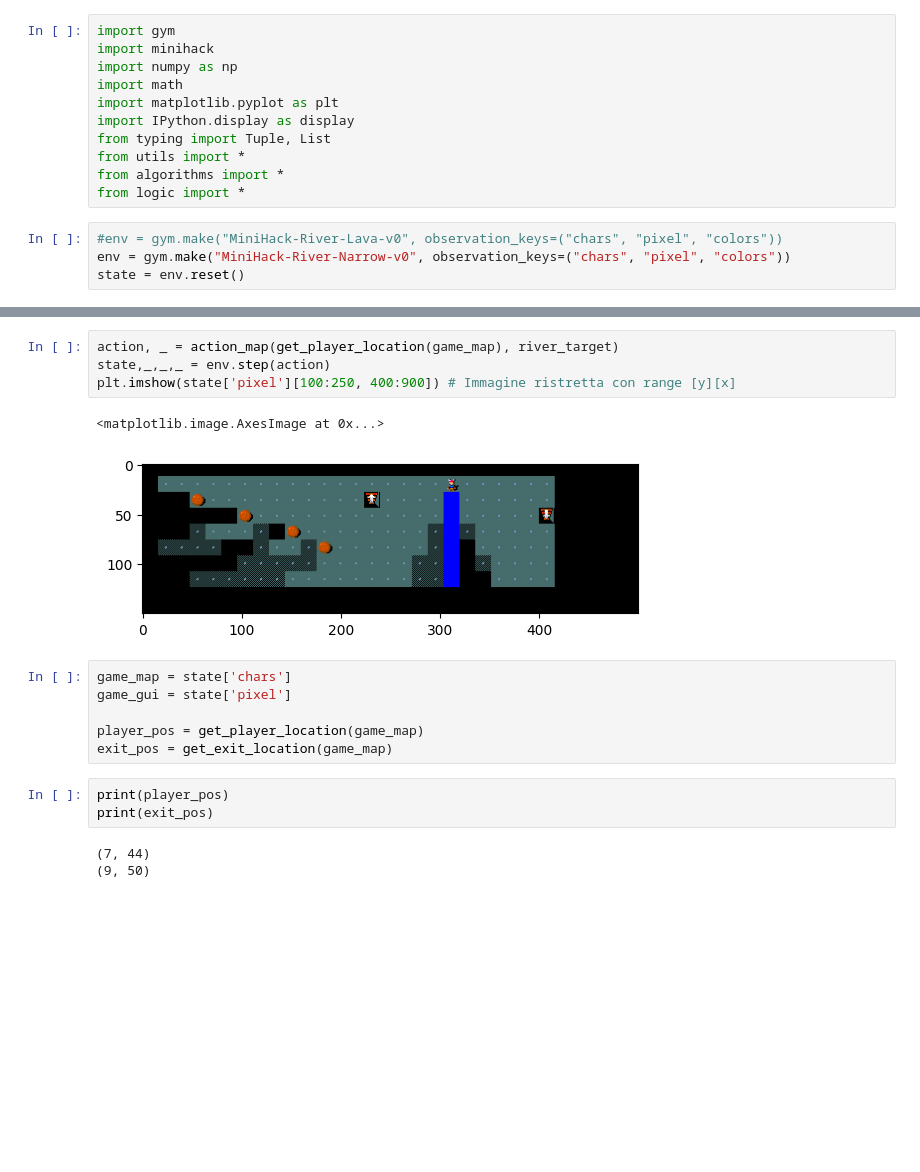
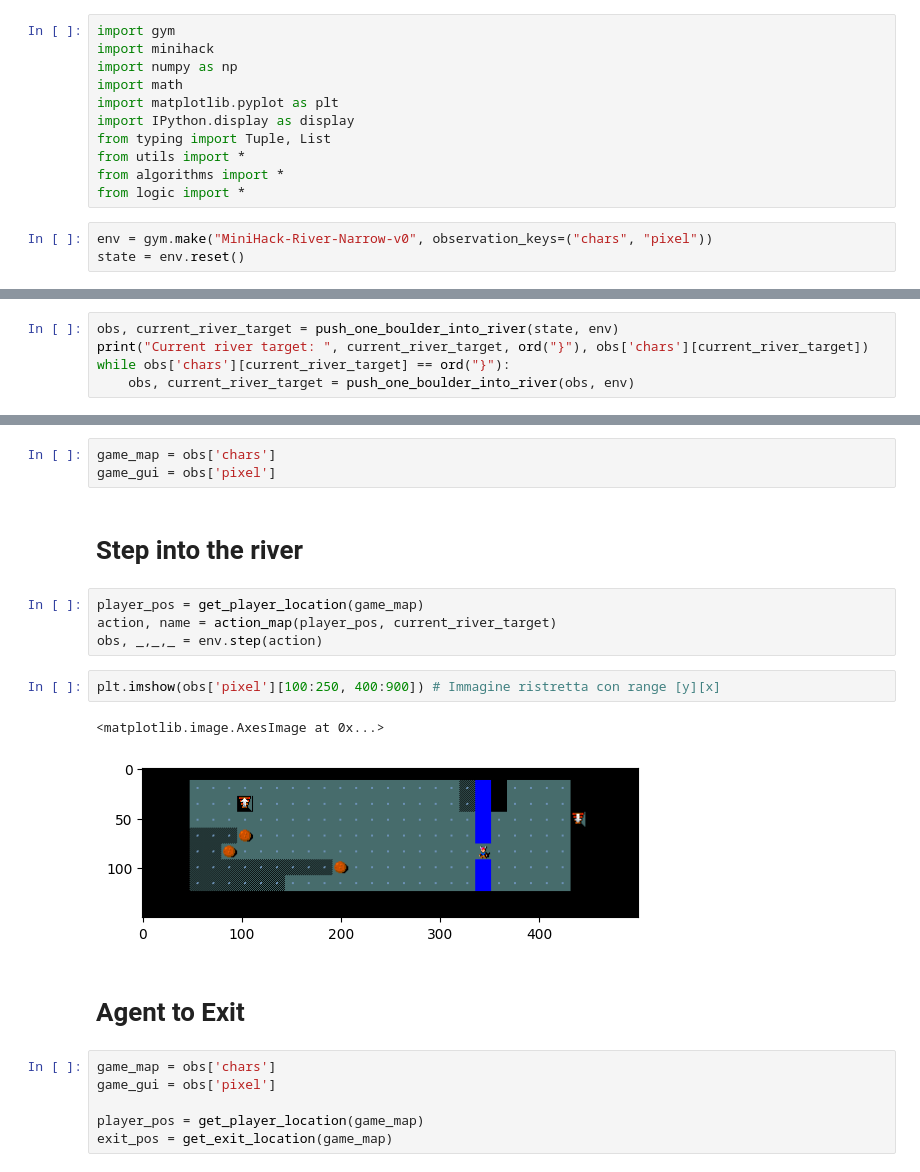
Before and after one commit to JacopoRaffi/AIF_Project, a Jupyter notebook: online_a_star_test.ipynb, the cells around one changed output, grey strips where cells are left out. Cells and saved outputs as stored; diff of their text form; blank space fills up the shorter version.

Commit message:
Backup one boulder version

```diff
--- a/online_a_star_test.ipynb
+++ b/online_a_star_test.ipynb
@@ -10,8 +10,7 @@ from utils import *
 from algorithms import *
 from logic import *
 # %%
-#env = gym.make("MiniHack-River-Lava-v0", observation_keys=("chars", "pixel", "colors"))
-env = gym.make("MiniHack-River-Narrow-v0", observation_keys=("chars", "pixel", "colors"))
+env = gym.make("MiniHack-River-Narrow-v0", observation_keys=("chars", "pixel"))
 state = env.reset()
 # %%
 plt.imshow(state['pixel'][100:250, 400:750]) # Immagine ristretta con range [y][x]
@@ -33,0 +20,5 @@ RIVER:  125 125
+# %%
+obs, current_river_target = push_one_boulder_into_river(state, env)
+print("Current river target: ", current_river_target, ord("}"), obs['chars'][current_river_target])
+while obs['chars'][current_river_target] == ord("}"):
+    obs, current_river_target = push_one_boulder_into_river(obs, env)
@@ -34,21 +28,24 @@ RIVER:  125 125
+# %%
+game_map = obs['chars']
+game_gui = obs['pixel']
+# %% [markdown]
+# Step into the river
+# %%
+player_pos = get_player_location(game_map)
+action, name = action_map(player_pos, current_river_target)
+obs, _,_,_ = env.step(action)
 # %%
-action, _ = action_map(get_player_location(game_map), river_target)
-state,_,_,_ = env.step(action)
-plt.imshow(state['pixel'][100:250, 400:900]) # Immagine ristretta con range [y][x]
+plt.imshow(obs['pixel'][100:250, 400:900]) # Immagine ristretta con range [y][x]
 # %% [output]
 <matplotlib.image.AxesImage at 0x...>
-[figure, old version]
+[figure, new version]
+# %% [markdown]
+# Agent to Exit
 # %%
-game_map = state['chars']
-game_gui = state['pixel']
+game_map = obs['chars']
+game_gui = obs['pixel']
 
 player_pos = get_player_location(game_map)
 exit_pos = get_exit_location(game_map)
-# %%
-print(player_pos)
-print(exit_pos)
-# %% [output]
-(7, 44)
-(9, 50)
 # %%
 path_to_exit = a_star(game_map, player_pos, exit_pos, False, False, get_optimal_distance_point_to_point)
```
Also changed, not shown: parts of 5 cells of this notebook, 4 other files.
